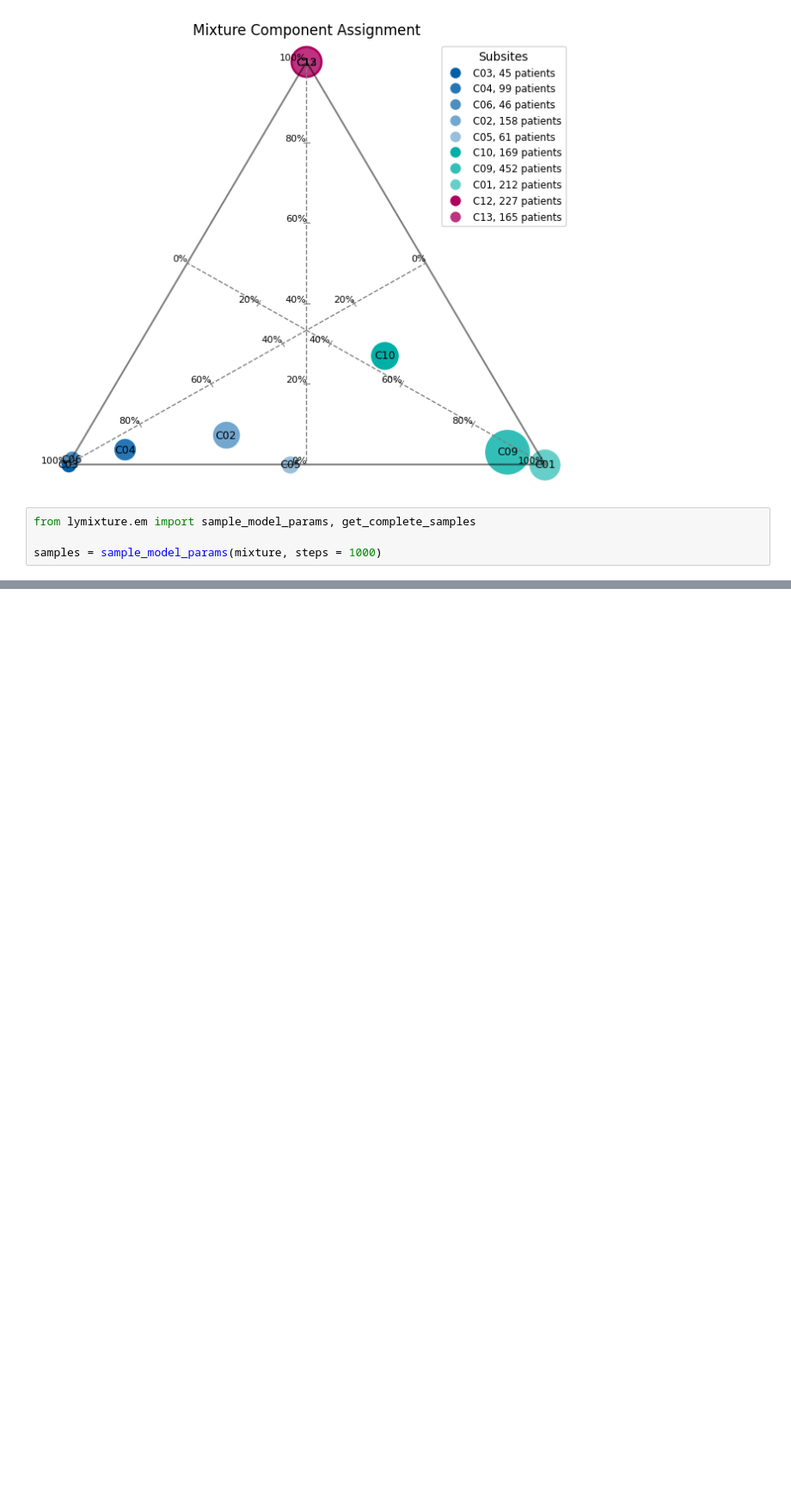
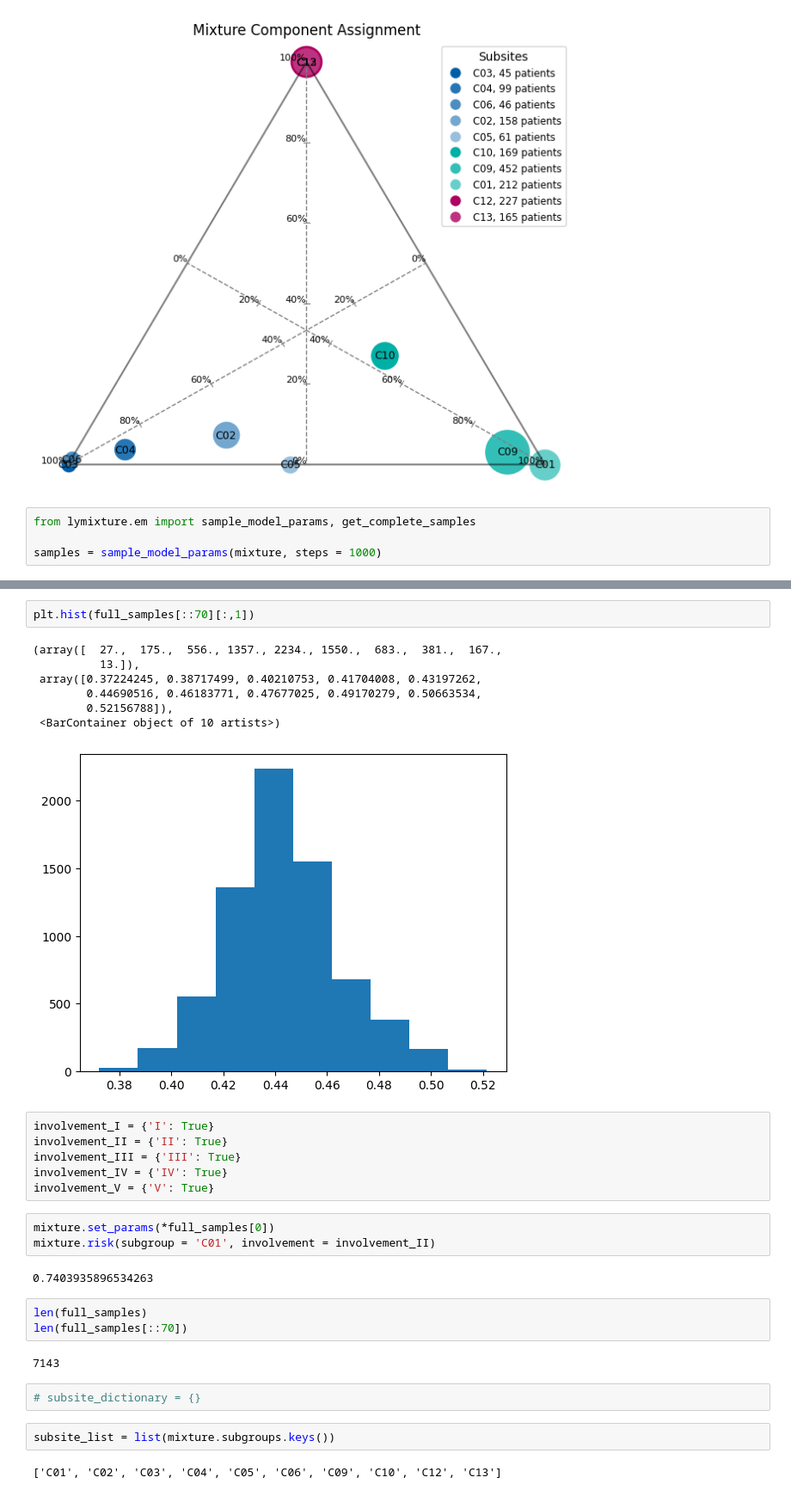
Before and after one commit to YoelPH/lymixture, a Jupyter notebook: evaluation/Full_ipsi_analysis_extended.ipynb, the cells around one changed output, grey strips where cells are left out. Shown: that part at 86% size. Drawn from its saved outputs; the diff is of its cells as text; blank space fills up the shorter version.

```diff
--- a/evaluation/Full_ipsi_analysis_extended.ipynb
+++ b/evaluation/Full_ipsi_analysis_extended.ipynb
@@ -595,0 +622,32 @@ plt.hist(samples2[:,1])
+# %%
+plt.hist(full_samples[::70][:,1])
+# %% [output]
+(array([  27.,  175.,  556., 1357., 2234., 1550.,  683.,  381.,  167.,
+          13.]),
+ array([0.37224245, 0.38717499, 0.40210753, 0.41704008, 0.43197262,
+        0.44690516, 0.46183771, 0.47677025, 0.49170279, 0.50663534,
+        0.52156788]),
+ <BarContainer object of 10 artists>)
+[figure, added]
+# %%
+involvement_I = {'I': True}
+involvement_II = {'II': True}
+involvement_III = {'III': True}
+involvement_IV = {'IV': True}
+involvement_V = {'V': True}
+# %%
+mixture.set_params(*full_samples[0])
+mixture.risk(subgroup = 'C01', involvement = involvement_II)
+# %% [output]
+0.7403935896534263
+# %%
+len(full_samples)
+len(full_samples[::70])
+# %% [output]
+7143
+# %%
+# subsite_dictionary = {}
+# %%
+subsite_list = list(mixture.subgroups.keys())
+# %% [output]
+['C01', 'C02', 'C03', 'C04', 'C05', 'C06', 'C09', 'C10', 'C12', 'C13']
```
Also changed, not shown: parts of 24 cells of this notebook.
